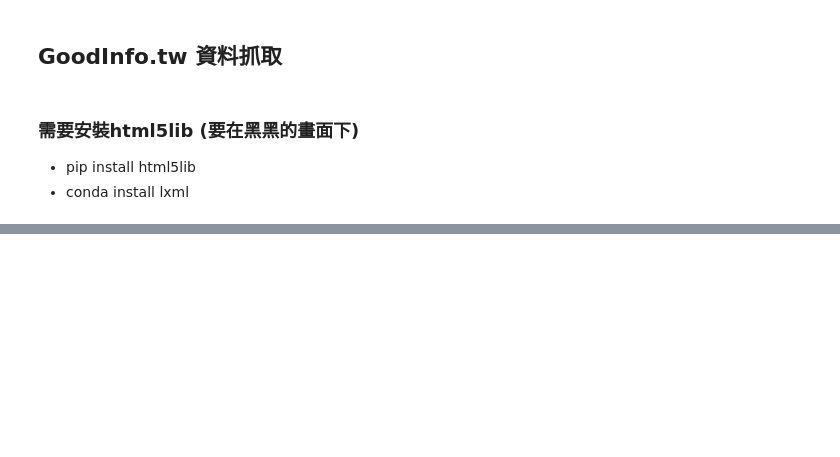
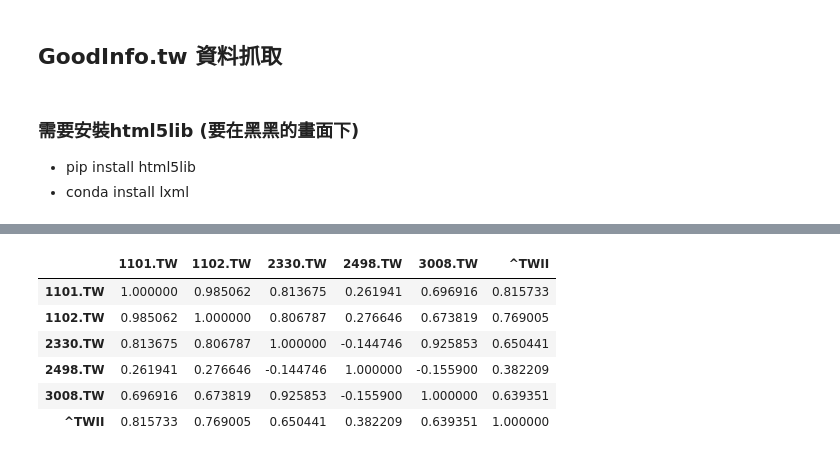
Before and after one commit to ywchiu/pyfintech, a Jupyter notebook: 20160729Demo.ipynb, the cells around one changed output, grey strips where cells are left out. Saved outputs shown, nothing was run; the diff lists cells and outputs as text; code cells hidden in the pictures; blank space fills up the shorter version.

```diff
--- a/20160729Demo.ipynb
+++ b/20160729Demo.ipynb
@@ -510,0 +565,10 @@ ImportError: lxml not found, please install it
+# %%
+df.corr()
+# %% [output]
+|  | 1101.TW | 1102.TW | 2330.TW | 2498.TW | 3008.TW | ^TWII |
+| 1101.TW | 1.000000 | 0.985062 | 0.813675 | 0.261941 | 0.696916 | 0.815733 |
+| 1102.TW | 0.985062 | 1.000000 | 0.806787 | 0.276646 | 0.673819 | 0.769005 |
+| 2330.TW | 0.813675 | 0.806787 | 1.000000 | -0.144746 | 0.925853 | 0.650441 |
+| 2498.TW | 0.261941 | 0.276646 | -0.144746 | 1.000000 | -0.155900 | 0.382209 |
+| 3008.TW | 0.696916 | 0.673819 | 0.925853 | -0.155900 | 1.000000 | 0.639351 |
+| ^TWII | 0.815733 | 0.769005 | 0.650441 | 0.382209 | 0.639351 | 1.000000 |
```
Also changed, not shown: parts of 10 cells of this notebook.
